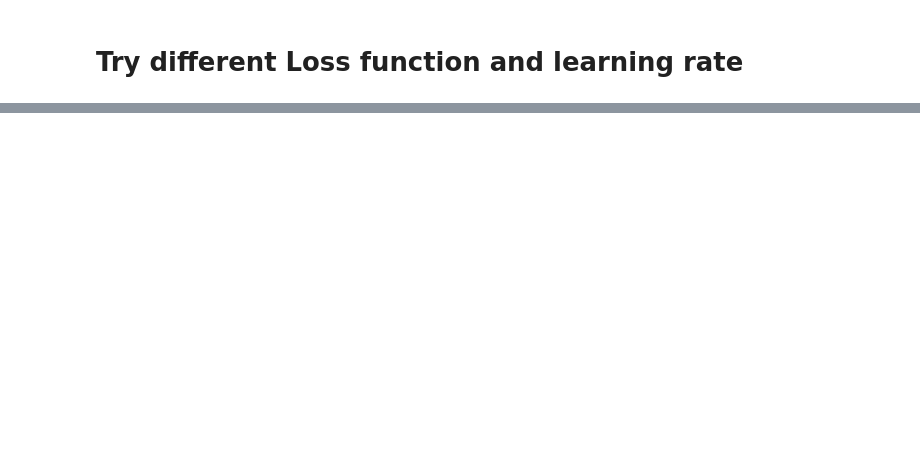
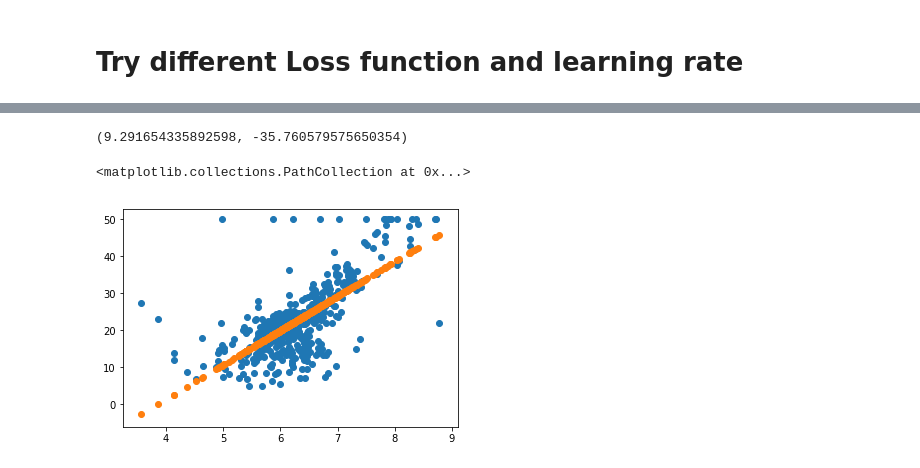
Before and after one commit to Liuhonglian007/06.30_lesson01, a Jupyter notebook: 0706-lesson02/house_price_machine_learing.ipynb, the cells around one changed output, grey strips where cells are left out. Saved outputs shown, nothing was run; the diff lists cells and outputs as text; code cells hidden in the pictures; blank space fills up the shorter version.

```diff
--- a/0706-lesson02/house_price_machine_learing.ipynb
+++ b/0706-lesson02/house_price_machine_learing.ipynb
@@ -77,0 +298,38 @@ plt.scatter(x[:,5],y)
+# %%
+def partial_k(x_rm,y,y_hat):
+    n=len(y)
+    gradient=0
+    for x_i,y_i,y_hat_i in zip(x_rm,y,y_hat):
+        gradient+=(y_hat_i-y_i)*x_i
+
+    return gradient/n
+
+def partial_b(y,y_hat):
+    n=len(y)
+    gradient=0
+    for y_i,y_hat_i in zip(y,y_hat):
+        gradient+=(y_hat_i-y_i)
+
+    return gradient/n
+# %%
+trying_times=2000
+min_loss=float('inf')
+
+
+k=random.random()*200-100
+b=random.random()*200-100
+
+learning_rate=1e-04
+
+update_time=0
+
+for i in range(trying_times):
+    price_rm_k_and_b=[price(rm,k,b) for rm in x_rm]
+    current_loss=loss(y,price_rm_k_and_b)
+
+    if current_loss<min_loss:
+        min_loss=current_loss
+        update_time+=1
+        if update_time%50==0:
+            print('the time is:{},k is {},b is {},the loss is {}'.format(i,k,b,min_loss))
+    k,b =k-learning_rate*partial_k(x_rm,y,price_rm_k_and_b),b-learning_rate*partial_b(y,price_rm_k_and_b)
@@ -77,0 +354,10 @@ plt.scatter(x[:,5],y)
+# %%
+k,b
+# %% [output]
+(9.291654335892598, -35.760579575650354)
+# %%
+plt.scatter(x_rm,y)
+plt.scatter(x_rm,price_rm_k_and_b)
+# %% [output]
+<matplotlib.collections.PathCollection at 0x...>
+[figure, added]
```
Also changed, not shown: parts of 22 cells of this notebook.
